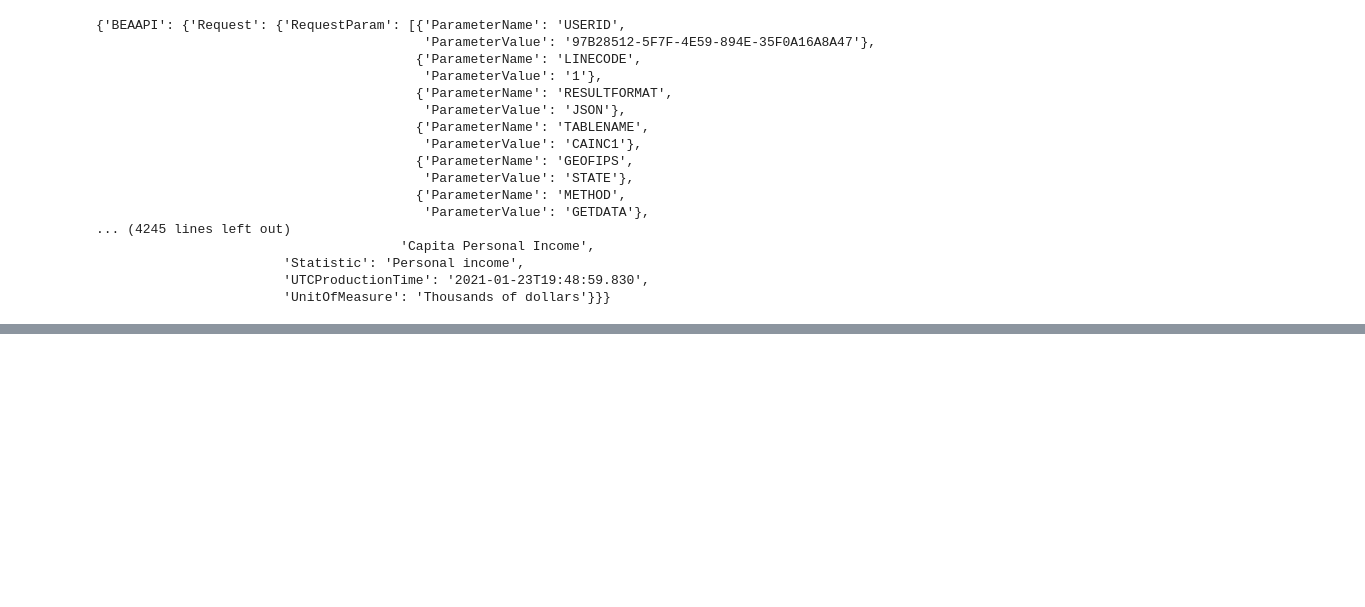
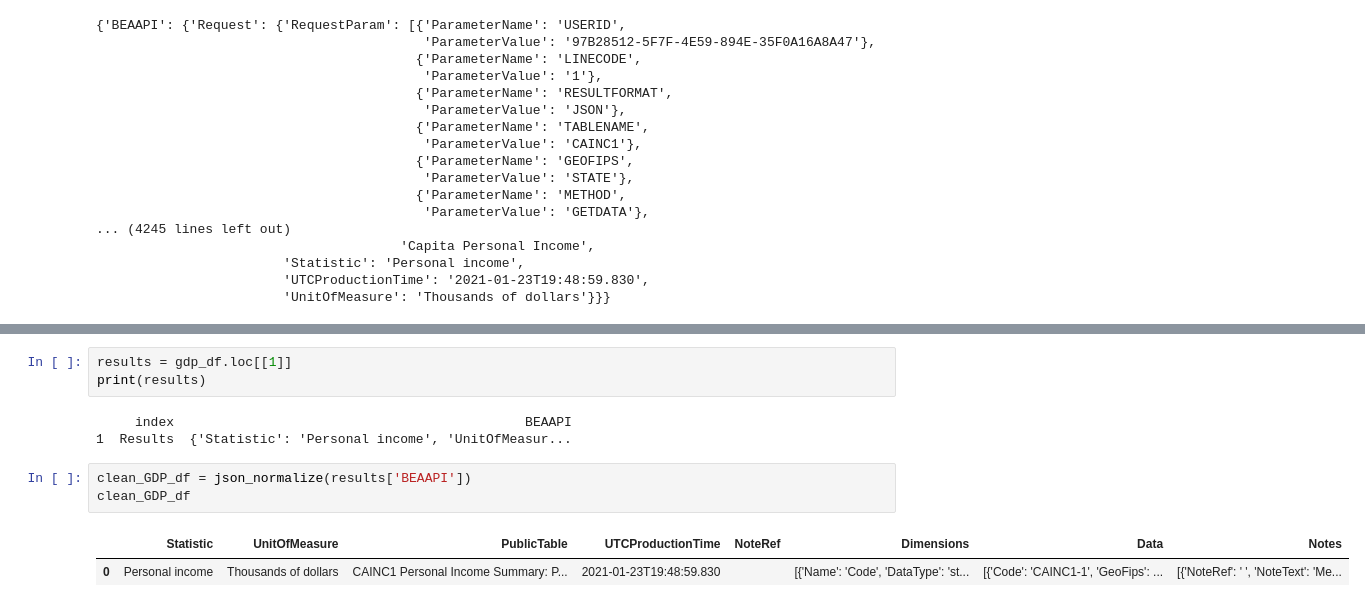
Before and after one commit to benwbarr/city-growth-project-, a Jupyter notebook: BEA API pull Regional.ipynb, the cells around one changed output, grey strips where cells are left out. Saved outputs shown, nothing was run; the diff lists cells and outputs as text; blank space fills up the shorter version.

```diff
--- a/BEA API pull Regional.ipynb
+++ b/BEA API pull Regional.ipynb
@@ -95,0 +106,12 @@ pprint(data2)
+# %%
+results = gdp_df.loc[[1]]
+print(results)
+# %% [output]
+     index                                             BEAAPI
+1  Results  {'Statistic': 'Personal income', 'UnitOfMeasur...
+# %%
+clean_GDP_df = json_normalize(results['BEAAPI'])
+clean_GDP_df
+# %% [output]
+|  | Statistic | UnitOfMeasure | PublicTable | UTCProductionTime | NoteRef | Dimensions | Data | Notes |
+| 0 | Personal income | Thousands of dollars | CAINC1 Personal Income Summary: P... | 2021-01-23T19:48:59.830 |  | [{'Name': 'Code', 'DataType': 'st... | [{'Code': 'CAINC1-1', 'GeoFips': ... | [{'NoteRef': ' ', 'NoteText': 'Me... |
```
Also changed, not shown: parts of 3 cells of this notebook.
